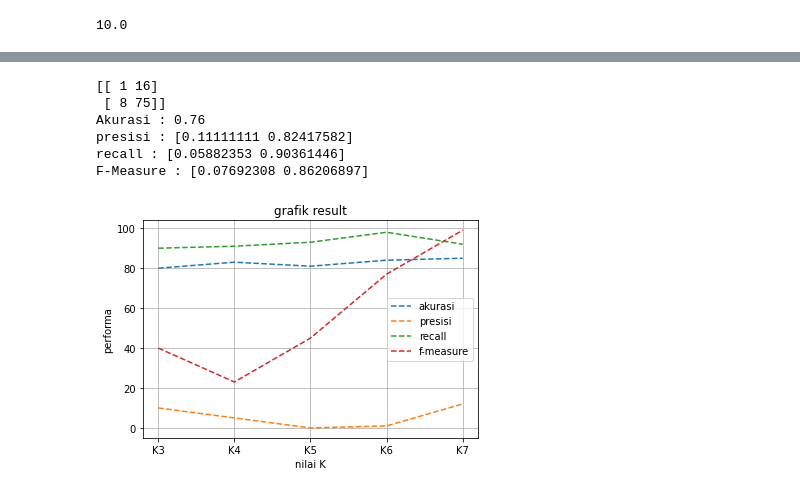
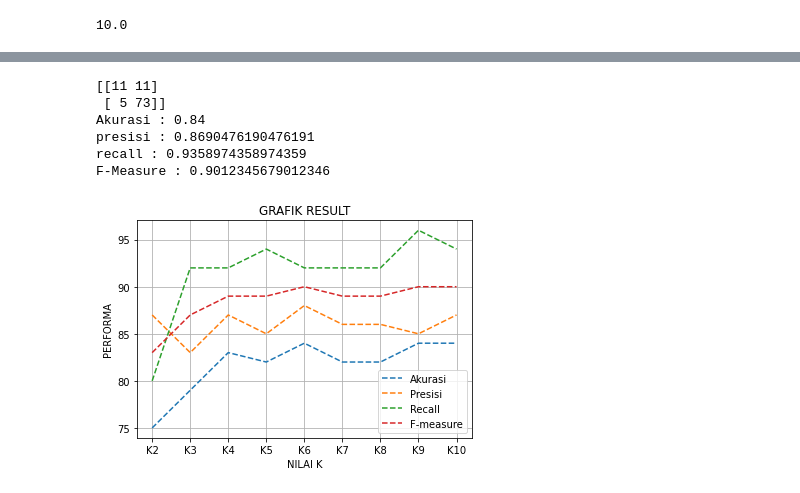
Before and after one commit to aisyahdnn/Skripsi, a Jupyter notebook: Dataset8020.ipynb, the cells around one changed output, grey strips where cells are left out. Saved outputs shown, nothing was run; the diff lists cells and outputs as text; code cells hidden in the pictures.

```diff
--- a/Dataset8020.ipynb
+++ b/Dataset8020.ipynb
@@ -228,32 +235,32 @@ array([1., 1., 1., 1., 1., 1., 1., 1., 1., 1., 1., 1., 1., 1., 1., 1., 1.,
 cm = confusion_matrix(y_test, y_pred)
 print (cm)
 print("Akurasi :" , accuracy_score(y_test, y_pred))
-print("presisi :" , precision_score(y_test, y_pred, average=None))
-print("recall :" , recall_score(y_test, y_pred, average=None))
-print("F-Measure :" , f1_score(y_test, y_pred, average=None))
+print("presisi :" , precision_score(y_test, y_pred))
+print("recall :" , recall_score(y_test, y_pred))
+print("F-Measure :" , f1_score(y_test, y_pred))
 # %% [output]
-[[ 1 16]
- [ 8 75]]
-Akurasi : 0.76
-presisi : [0.11111111 0.82417582]
-recall : [0.05882353 0.90361446]
-F-Measure : [0.07692308 0.86206897]
+[[11 11]
+ [ 5 73]]
+Akurasi : 0.84
+presisi : 0.8690476190476191
+recall : 0.9358974358974359
+F-Measure : 0.9012345679012346
 # %%
 from matplotlib import pyplot as plt
-x = ["K3", "K4", "K5", "K6", "K7"]
-a = [80, 83, 81, 84, 85]
-p = [10, 5, 0, 1, 12]
-r = [90, 91, 93, 98, 92]
-f = [40, 23, 45, 77, 99]
+x = ["K2", "K3", "K4", "K5", "K6", "K7", "K8", "K9", "K10"]
+a = [75, 79, 83, 82, 84, 82, 82, 84, 84]
+p = [87, 83, 87, 85, 88, 86, 86, 85, 87]
+r = [80, 92, 92, 94, 92, 92, 92, 96, 94]
+f = [83, 87, 89, 89, 90, 89, 89, 90, 90]
 plt.plot(x, a, '--')
 plt.plot(x, p, '--')
 plt.plot(x, r, '--')
 plt.plot(x, f, '--')
-plt.title("grafik result")
-plt.xlabel("nilai K")
-plt.ylabel("performa")
-plt.legend(["akurasi", "presisi", "recall", "f-measure"])
+plt.title("GRAFIK RESULT")
+plt.xlabel("NILAI K")
+plt.ylabel("PERFORMA")
+plt.legend(["Akurasi", "Presisi", "Recall", "F-measure"])
 plt.grid()
 plt.show()
 # %% [output]
-[figure, old version]
+[figure, new version]
```
Also changed, not shown: parts of 6 cells of this notebook.
